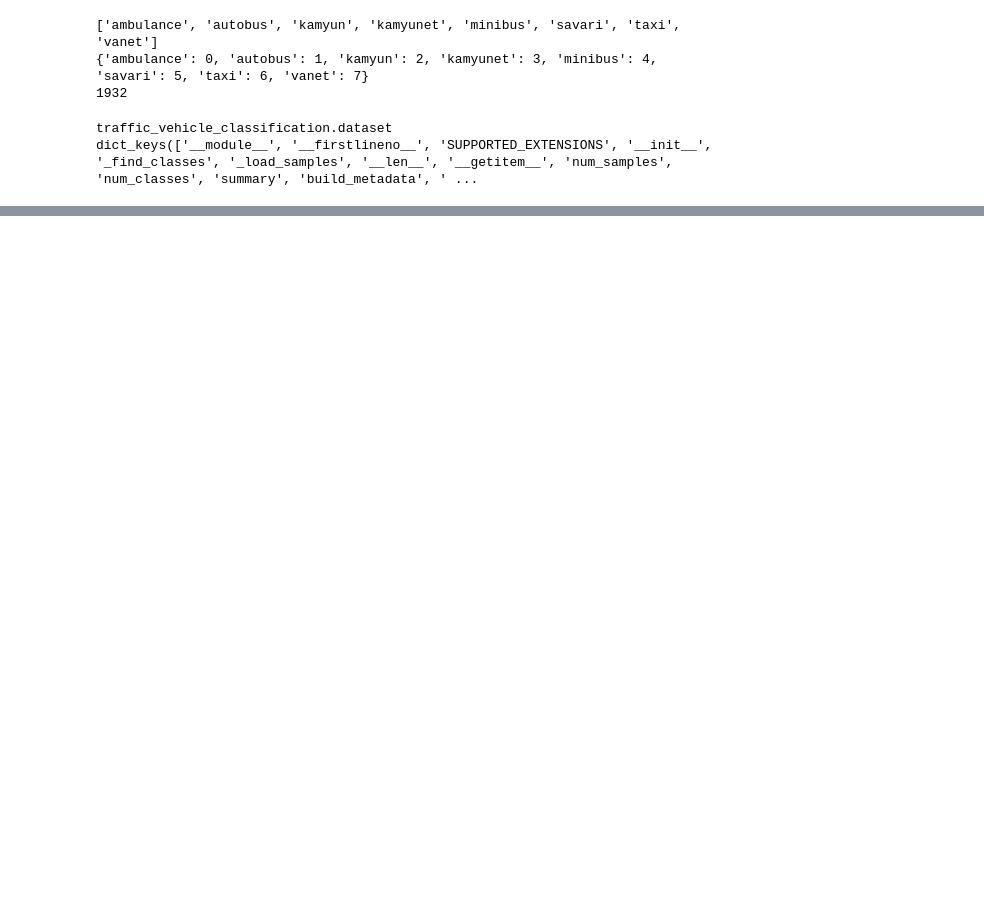
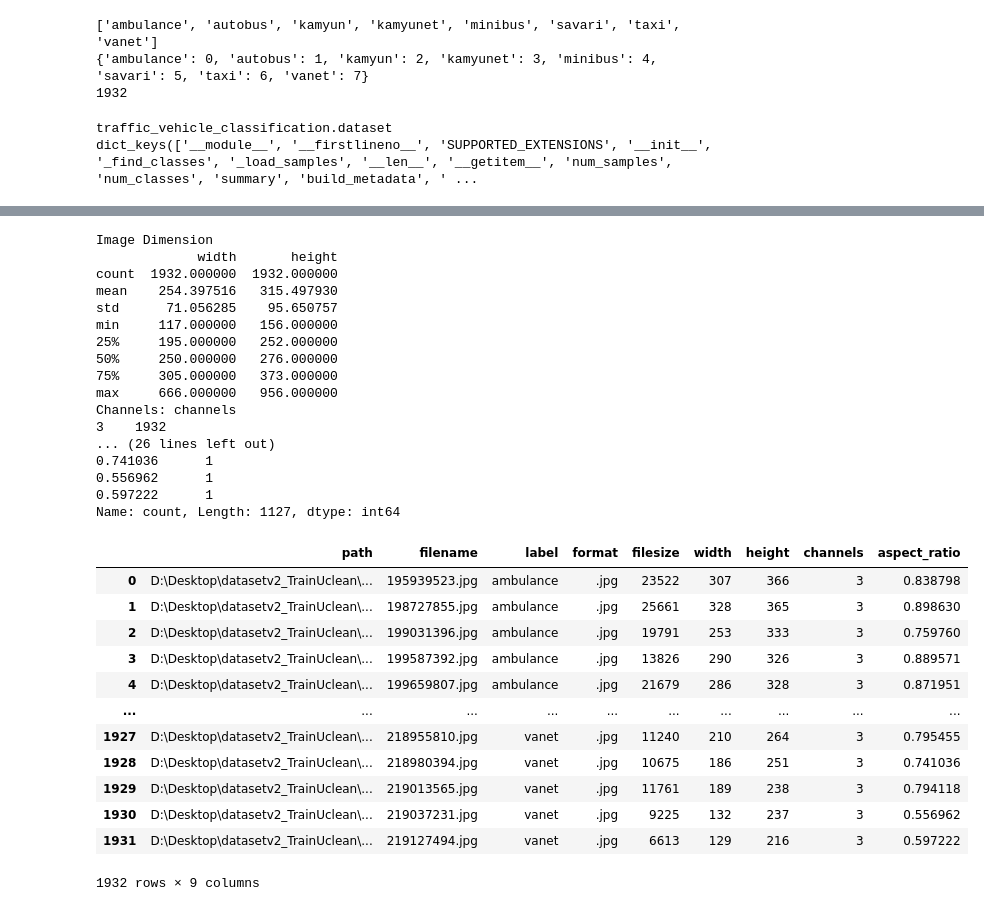
Before and after one commit to ItsJavadHosseini/Traffic-Vehicle-Classification, a Jupyter notebook: notebooks/01_data_audit.ipynb, the cells around one changed output, grey strips where cells are left out. Cells and saved outputs as stored; diff of their text form; code cells hidden in the pictures; blank space fills up the shorter version.

```diff
--- a/notebooks/01_data_audit.ipynb
+++ b/notebooks/01_data_audit.ipynb
@@ -25,0 +116,33 @@ dict_keys(['__module__', '__firstlineno__', 'SUPPORTED_EXTENSIONS', '__init__',
+# %%
+dataset.inspect_images()
+# %% [output]
+Image Dimension
+             width       height
+count  1932.000000  1932.000000
+mean    254.397516   315.497930
+std      71.056285    95.650757
+min     117.000000   156.000000
+25%     195.000000   252.000000
+50%     250.000000   276.000000
+75%     305.000000   373.000000
+max     666.000000   956.000000
+Channels: channels
+3    1932
+... (26 lines left out)
+0.741036      1
+0.556962      1
+0.597222      1
+Name: count, Length: 1127, dtype: int64
+|  | path | filename | label | format | filesize | width | height | channels | aspect_ratio |
+| 0 | D:\Desktop\datasetv2_TrainUclean\... | 195939523.jpg | ambulance | .jpg | 23522 | 307 | 366 | 3 | 0.838798 |
+| 1 | D:\Desktop\datasetv2_TrainUclean\... | 198727855.jpg | ambulance | .jpg | 25661 | 328 | 365 | 3 | 0.898630 |
+| 2 | D:\Desktop\datasetv2_TrainUclean\... | 199031396.jpg | ambulance | .jpg | 19791 | 253 | 333 | 3 | 0.759760 |
+| 3 | D:\Desktop\datasetv2_TrainUclean\... | 199587392.jpg | ambulance | .jpg | 13826 | 290 | 326 | 3 | 0.889571 |
+| 4 | D:\Desktop\datasetv2_TrainUclean\... | 199659807.jpg | ambulance | .jpg | 21679 | 286 | 328 | 3 | 0.871951 |
+| ... | ... | ... | ... | ... | ... | ... | ... | ... | ... |
+| 1927 | D:\Desktop\datasetv2_TrainUclean\... | 218955810.jpg | vanet | .jpg | 11240 | 210 | 264 | 3 | 0.795455 |
+| 1928 | D:\Desktop\datasetv2_TrainUclean\... | 218980394.jpg | vanet | .jpg | 10675 | 186 | 251 | 3 | 0.741036 |
+| 1929 | D:\Desktop\datasetv2_TrainUclean\... | 219013565.jpg | vanet | .jpg | 11761 | 189 | 238 | 3 | 0.794118 |
+| 1930 | D:\Desktop\datasetv2_TrainUclean\... | 219037231.jpg | vanet | .jpg | 9225 | 132 | 237 | 3 | 0.556962 |
+| 1931 | D:\Desktop\datasetv2_TrainUclean\... | 219127494.jpg | vanet | .jpg | 6613 | 129 | 216 | 3 | 0.597222 |
+1932 rows × 9 columns
```
Also changed, not shown: parts of 16 cells of this notebook, 1 other file.
